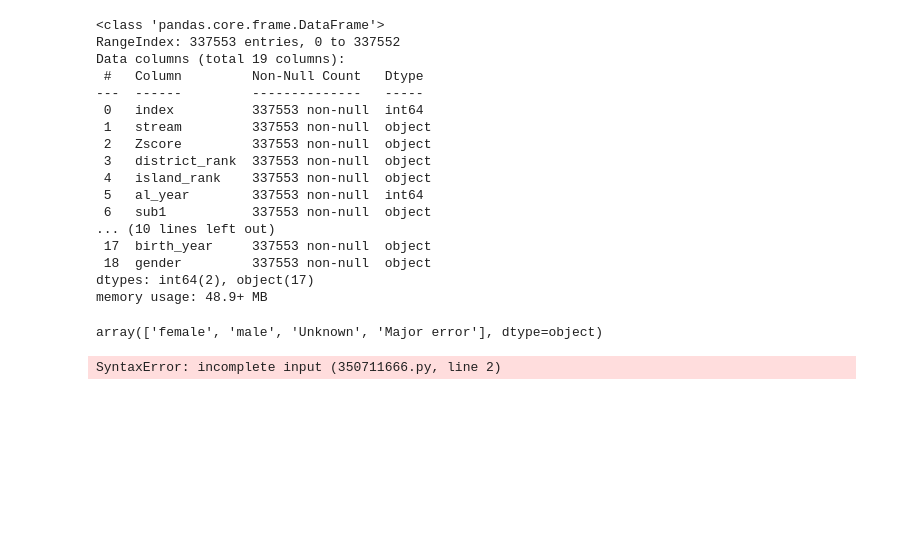
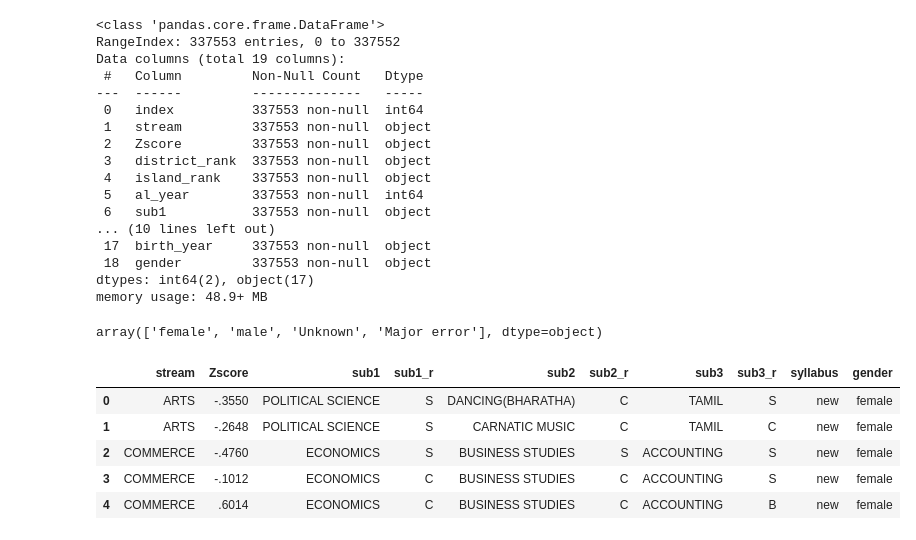
Before and after one commit to Devnath03/Machine_Learning_End-to-End_Models, a Jupyter notebook: Z-Score_Prediction/Z-Score.ipynb, the cells around one changed output. Drawn from its saved outputs; the diff is of its cells as text; code cells hidden in the pictures; blank space fills up the shorter version.

```diff
--- a/Z-Score_Prediction/Z-Score.ipynb
+++ b/Z-Score_Prediction/Z-Score.ipynb
@@ -128,6 +128,14 @@ data['gender'].unique()
 array(['female', 'male', 'Unknown', 'Major error'], dtype=object)
 # %%
 #Remove unused data
-data = data.drop(columns=['index','al_year','birth_day','birth_month','birth_year','district_rank','island_rank','cgt_r','ge_r']
+data = data.drop(columns=['index','al_year','birth_day','birth_month','birth_year','district_rank','island_rank','cgt_r','ge_r'])
-# %% [output]
-SyntaxError: incomplete input (350711666.py, line 2)
+# %%
+#Load new Data
+data.head()
+# %% [output]
+|  | stream | Zscore | sub1 | sub1_r | sub2 | sub2_r | sub3 | sub3_r | syllabus | gender |
+| 0 | ARTS | -.3550 | POLITICAL SCIENCE | S | DANCING(BHARATHA) | C | TAMIL | S | new | female |
+| 1 | ARTS | -.2648 | POLITICAL SCIENCE | S | CARNATIC MUSIC | C | TAMIL | C | new | female |
+| 2 | COMMERCE | -.4760 | ECONOMICS | S | BUSINESS STUDIES | S | ACCOUNTING | S | new | female |
+| 3 | COMMERCE | -.1012 | ECONOMICS | C | BUSINESS STUDIES | C | ACCOUNTING | S | new | female |
+| 4 | COMMERCE | .6014 | ECONOMICS | C | BUSINESS STUDIES | C | ACCOUNTING | B | new | female |
```
Also changed, not shown: parts of 8 cells of this notebook.
